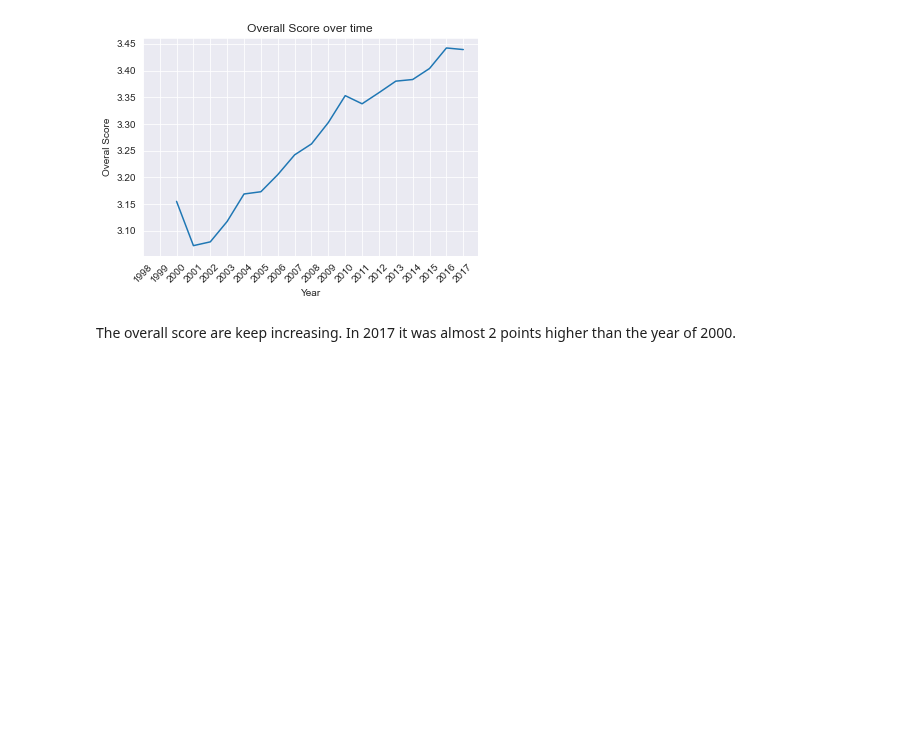
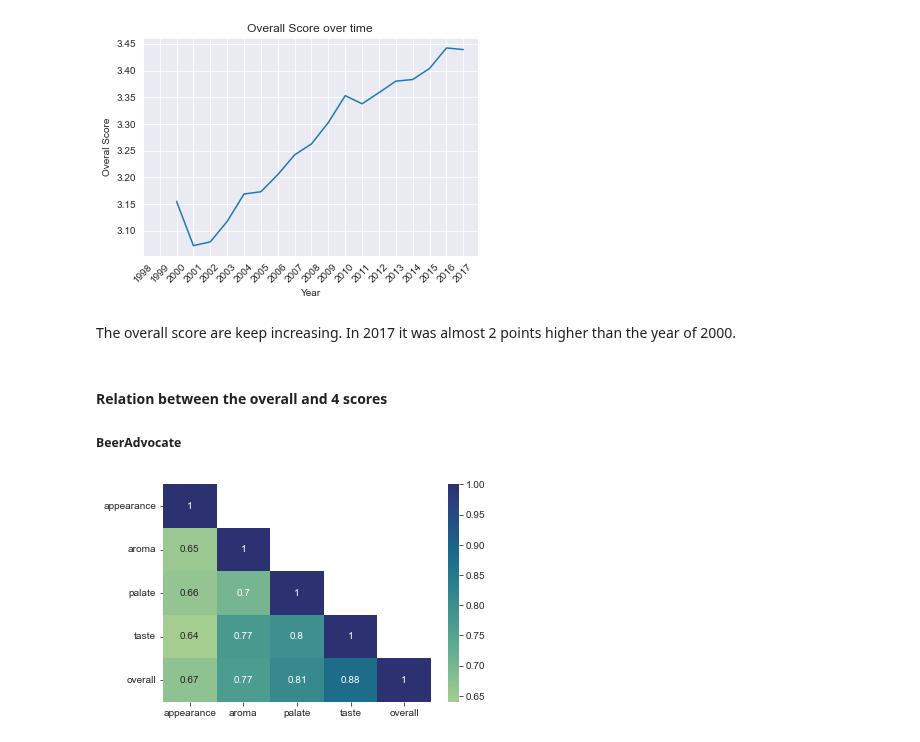
Before and after one commit to PeterYYZhang/2022, a Jupyter notebook: projectM1/Project2_final.ipynb, the cells around one changed output. Drawn from its saved outputs; the diff is of its cells as text; code cells hidden in the pictures; blank space fills up the shorter version.

```diff
--- a/projectM1/Project2_final.ipynb
+++ b/projectM1/Project2_final.ipynb
@@ -648,3 +650,18 @@ plt.show()
 [figure]
 # %% [markdown]
 The overall score are keep increasing. In 2017 it was almost 2 points higher than the year of 2000.
+# %% [markdown]
+#### Relation between the overall and 4 scores
+##### BeerAdvocate
+# %%
+ba_corr = df_rating_ba[column_].corr()
+mask = np.zeros_like(ba_corr)
+for i in range(len(mask)+1):
+    for j in range(i+1, len(mask[0])):
+        mask[i][j] = True
+with sns.axes_style('ticks'):
+    ax = sns.heatmap(ba_corr,mask = mask,cmap='crest',linecolor="grey",annot=True)
+    ax.set_xticklabels(ax.get_xticklabels(),rotation = 0)
+    ax.set_yticklabels(ax.get_yticklabels(),rotation = 0)
+# %% [output]
+[figure, added]
```
Also changed, not shown: parts of 16 cells of this notebook.
